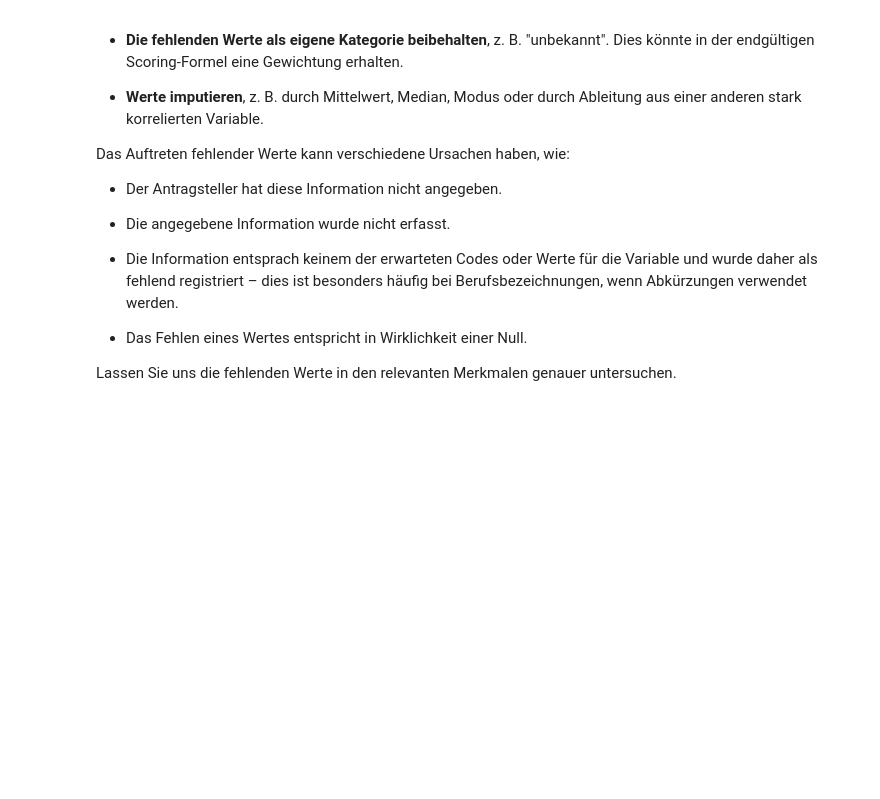
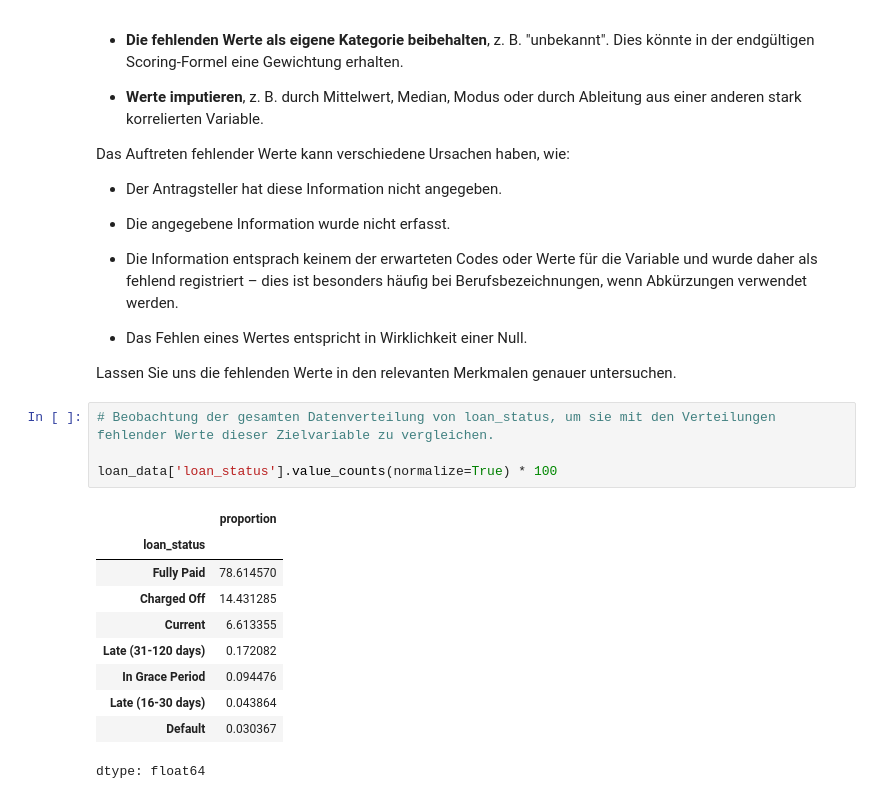
Before and after one commit to awildt01/Airbnb_Berlin-, a Jupyter notebook: notebooks/1_data_cleaning_understanding_Lending_Club_Credit_Scoring.ipynb, the cells around one changed output. Cells and saved outputs as stored; diff of their text form; blank space fills up the shorter version.

```diff
--- a/notebooks/1_data_cleaning_understanding_Lending_Club_Credit_Scoring.ipynb
+++ b/notebooks/1_data_cleaning_understanding_Lending_Club_Credit_Scoring.ipynb
@@ -430,3 +432,18 @@ Das Auftreten fehlender Werte kann verschiedene Ursachen haben, wie:
   -  Das Fehlen eines Wertes entspricht in Wirklichkeit einer Null.
 
 Lassen Sie uns die fehlenden Werte in den relevanten Merkmalen genauer untersuchen.
+# %%
+# Beobachtung der gesamten Datenverteilung von loan_status, um sie mit den Verteilungen fehlender Werte dieser Zielvariable zu vergleichen.
+
+loan_data['loan_status'].value_counts(normalize=True) * 100
+# %% [output]
+|  | proportion |
+| loan_status |  |
+| Fully Paid | 78.614570 |
+| Charged Off | 14.431285 |
+| Current | 6.613355 |
+| Late (31-120 days) | 0.172082 |
+| In Grace Period | 0.094476 |
+| Late (16-30 days) | 0.043864 |
+| Default | 0.030367 |
+dtype: float64
```
Also changed, not shown: parts of 16 cells of this notebook.
